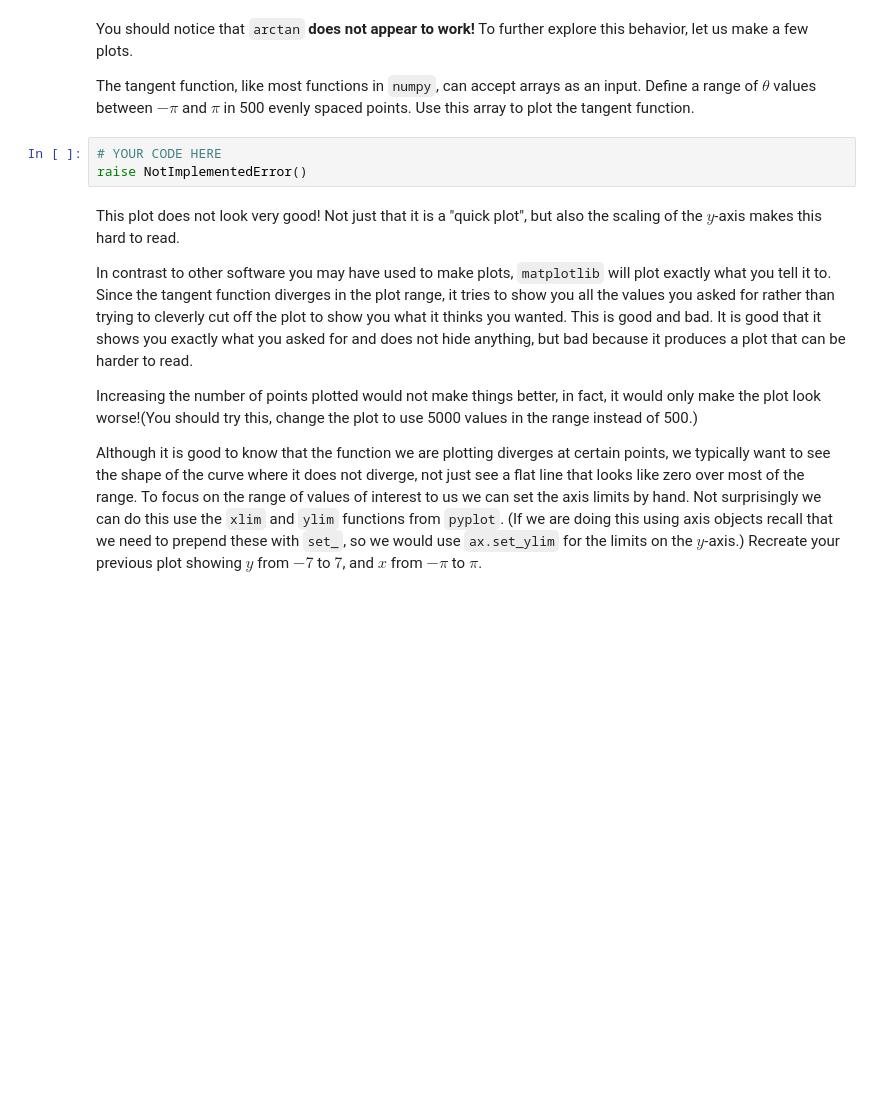
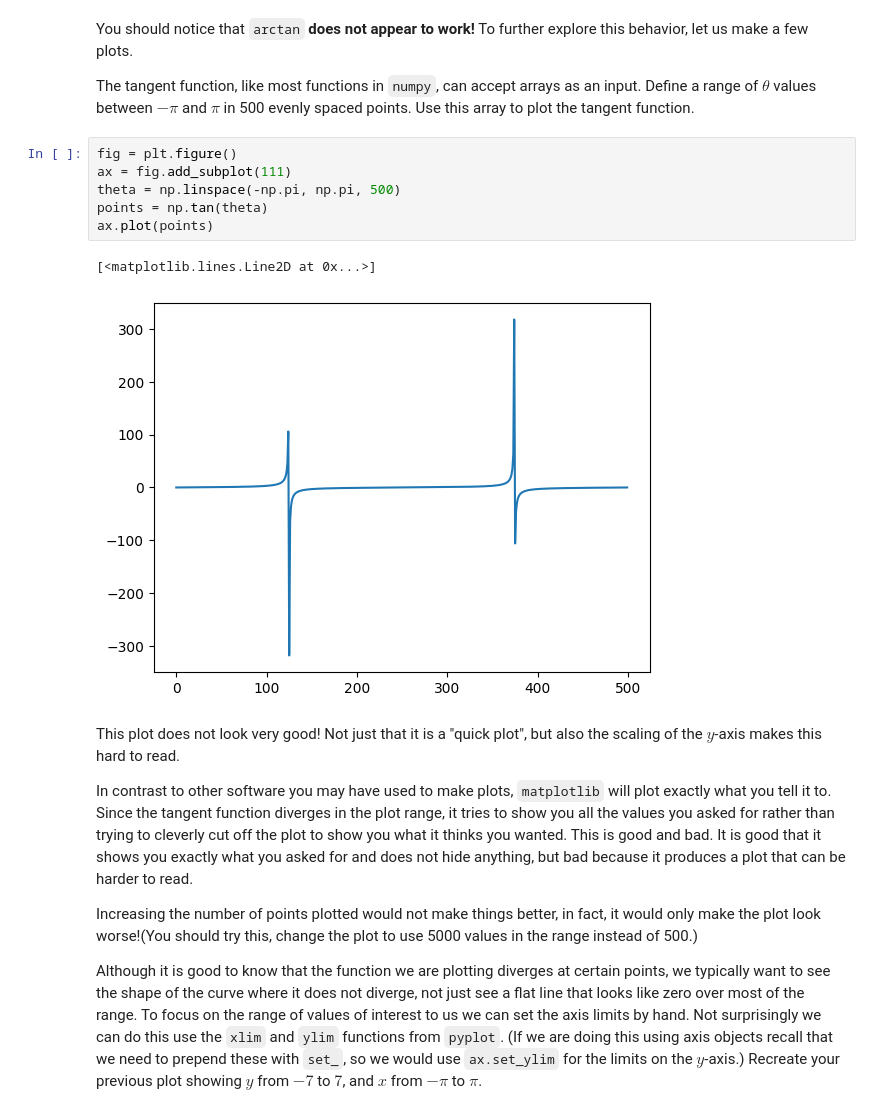
Before and after one commit to kh-bh/Physics_coursework, a Jupyter notebook: PHYS_250/Prelabs/PreLab02.ipynb, the cells around one changed output. Cells and saved outputs as stored; diff of their text form; blank space fills up the shorter version.

```diff
--- a/PHYS_250/Prelabs/PreLab02.ipynb
+++ b/PHYS_250/Prelabs/PreLab02.ipynb
@@ -33,9 +44,15 @@ raise NotImplementedError()
 You should notice that `arctan` **does not appear to work!**  To further explore this behavior, let us make a few plots.
 
 The tangent function, like most functions in `numpy`, can accept arrays as an input. Define a range of $\theta$ values between $-\pi$ and $\pi$ in 500 evenly spaced points. Use this array to plot the tangent function.
-# %%
-# YOUR CODE HERE
-raise NotImplementedError()
+# %%
+fig = plt.figure()
+ax = fig.add_subplot(111)
+theta = np.linspace(-np.pi, np.pi, 500)
+points = np.tan(theta)
+ax.plot(points)
+# %% [output]
+[<matplotlib.lines.Line2D at 0x...>]
+[figure, added]
 # %% [markdown]
 This plot does not look very good! Not just that it is a "quick plot", but also the scaling of the $y$-axis makes this hard to read.
 
```
Also changed, not shown: parts of 24 cells of this notebook.
